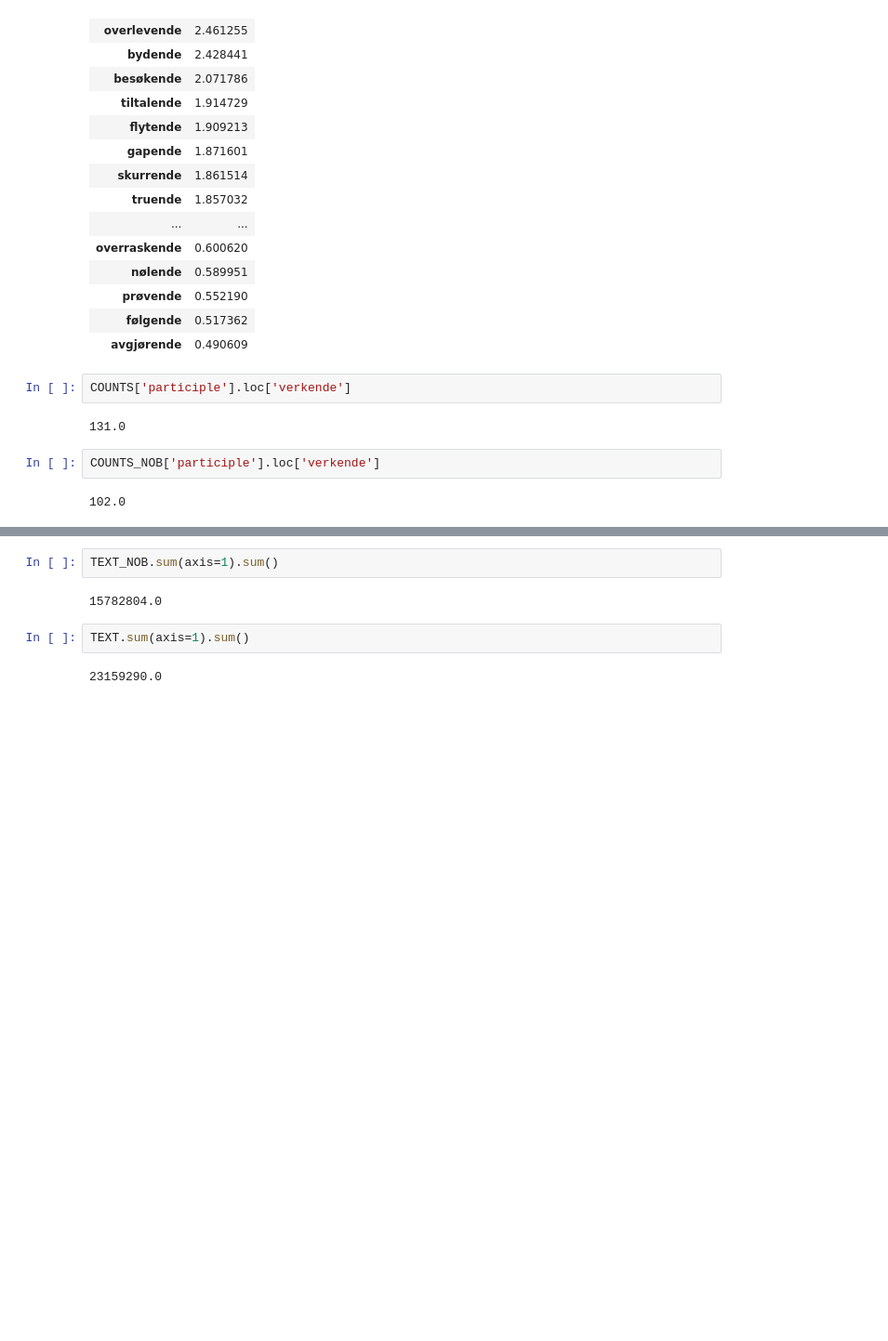
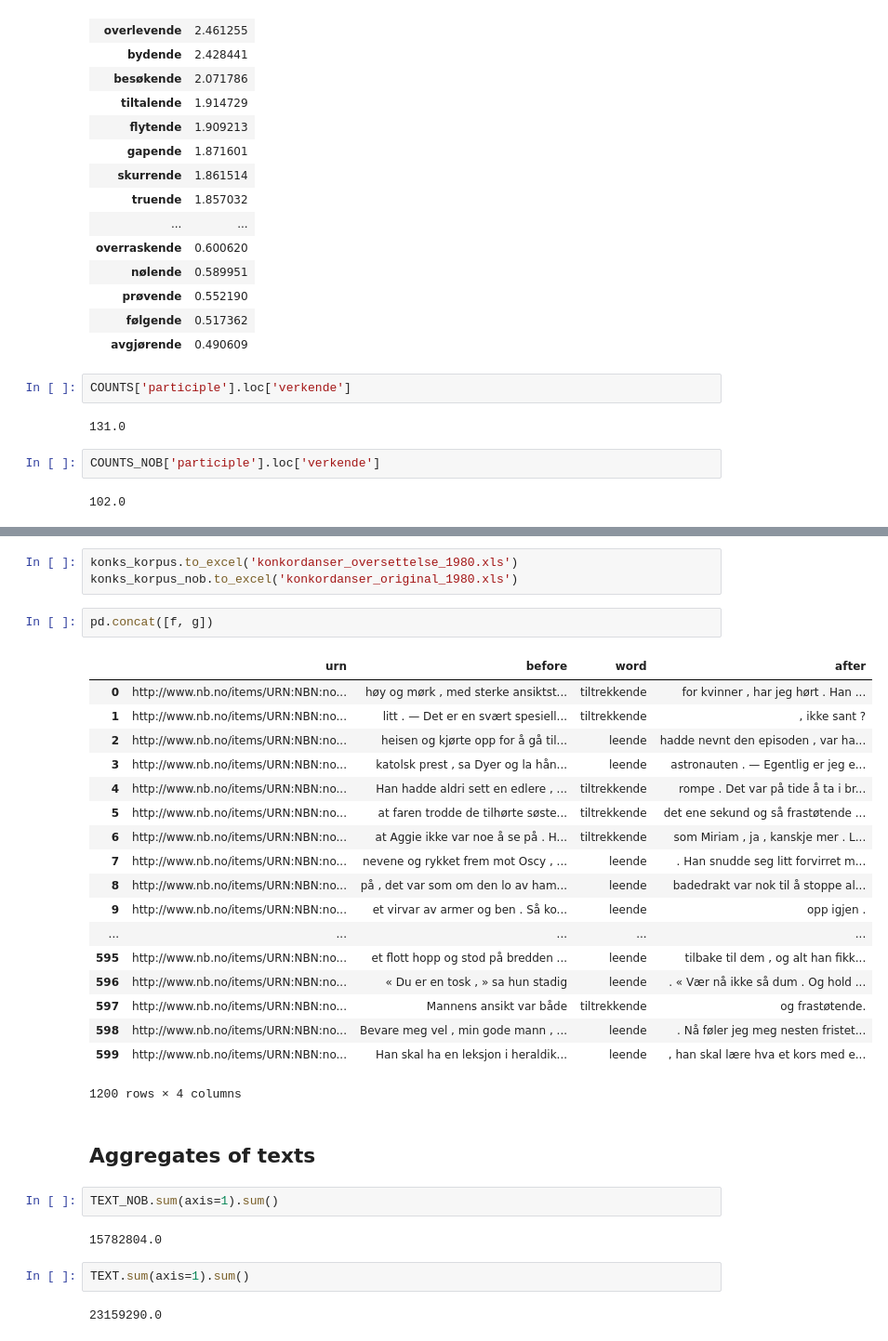
Before and after one commit to Yoonsen/Oversettelse, a Jupyter notebook: oversettelse_analyse_MONS-mandag-25.ipynb, the cells around one changed output, grey strips where cells are left out. Shown at 93% size. Saved outputs shown, nothing was run; the diff lists cells and outputs as text; blank space fills up the shorter version.

```diff
--- a/oversettelse_analyse_MONS-mandag-25.ipynb
+++ b/oversettelse_analyse_MONS-mandag-25.ipynb
@@ -532,3 +566,29 @@ COUNTS_NOB['participle'].loc['verkende']
+# %%
+konks_korpus.to_excel('konkordanser_oversettelse_1980.xls')
+konks_korpus_nob.to_excel('konkordanser_original_1980.xls')
+# %%
+pd.concat([f, g])
+# %% [output]
+|  | urn | before | word | after |
+| 0 | http://www.nb.no/items/URN:NBN:no... | høy og mørk , med sterke ansiktst... | tiltrekkende | for kvinner , har jeg hørt . Han ... |
+| 1 | http://www.nb.no/items/URN:NBN:no... | litt . — Det er en svært spesiell... | tiltrekkende | , ikke sant ? |
+| 2 | http://www.nb.no/items/URN:NBN:no... | heisen og kjørte opp for å gå til... | leende | hadde nevnt den episoden , var ha... |
+| 3 | http://www.nb.no/items/URN:NBN:no... | katolsk prest , sa Dyer og la hån... | leende | astronauten . — Egentlig er jeg e... |
+| 4 | http://www.nb.no/items/URN:NBN:no... | Han hadde aldri sett en edlere , ... | tiltrekkende | rompe . Det var på tide å ta i br... |
+| 5 | http://www.nb.no/items/URN:NBN:no... | at faren trodde de tilhørte søste... | tiltrekkende | det ene sekund og så frastøtende ... |
+| 6 | http://www.nb.no/items/URN:NBN:no... | at Aggie ikke var noe å se på . H... | tiltrekkende | som Miriam , ja , kanskje mer . L... |
+| 7 | http://www.nb.no/items/URN:NBN:no... | nevene og rykket frem mot Oscy , ... | leende | . Han snudde seg litt forvirret m... |
+| 8 | http://www.nb.no/items/URN:NBN:no... | på , det var som om den lo av ham... | leende | badedrakt var nok til å stoppe al... |
+| 9 | http://www.nb.no/items/URN:NBN:no... | et virvar av armer og ben . Så ko... | leende | opp igjen . |
+| ... | ... | ... | ... | ... |
+| 595 | http://www.nb.no/items/URN:NBN:no... | et flott hopp og stod på bredden ... | leende | tilbake til dem , og alt han fikk... |
+| 596 | http://www.nb.no/items/URN:NBN:no... | « Du er en tosk , » sa hun stadig | leende | . « Vær nå ikke så dum . Og hold ... |
+| 597 | http://www.nb.no/items/URN:NBN:no... | Mannens ansikt var både | tiltrekkende | og frastøtende. |
+| 598 | http://www.nb.no/items/URN:NBN:no... | Bevare meg vel , min gode mann , ... | leende | . Nå føler jeg meg nesten fristet... |
+| 599 | http://www.nb.no/items/URN:NBN:no... | Han skal ha en leksjon i heraldik... | leende | , han skal lære hva et kors med e... |
+1200 rows × 4 columns
+# %% [markdown]
+## Aggregates of texts
 # %%
 TEXT_NOB.sum(axis=1).sum()
 # %% [output]
```
Also changed, not shown: parts of 7 cells of this notebook, 7 other files.
